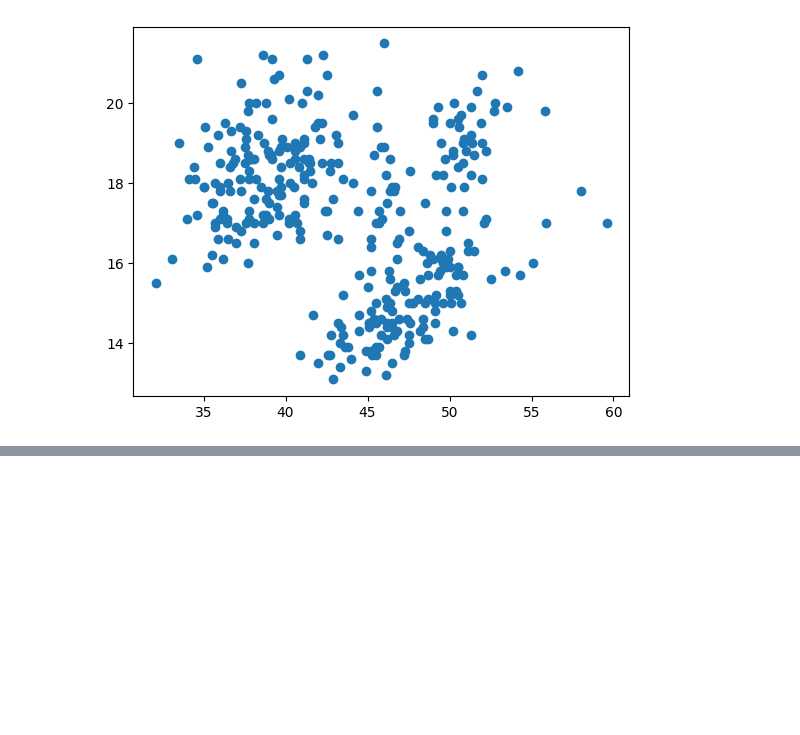
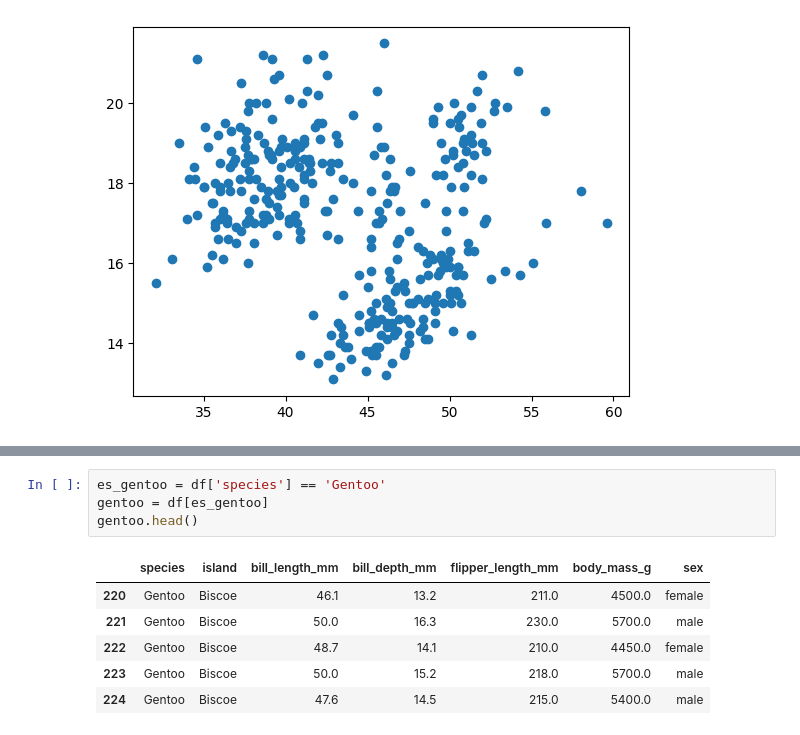
Before and after one commit to chrisdewa/curso_python, a Jupyter notebook: docs_raw/unidad-4/tema-17-visualizaciones.ipynb, the cells around one changed output, grey strips where cells are left out. Drawn from its saved outputs; the diff is of its cells as text; blank space fills up the shorter version.

```diff
--- a/docs_raw/unidad-4/tema-17-visualizaciones.ipynb
+++ b/docs_raw/unidad-4/tema-17-visualizaciones.ipynb
@@ -51,0 +66,11 @@ Podemos ver nuevamente los conglomerados, vamos a colorearlos, pero primero veam
+# %%
+es_gentoo = df['species'] == 'Gentoo'
+gentoo = df[es_gentoo]
+gentoo.head()
+# %% [output]
+|  | species | island | bill_length_mm | bill_depth_mm | flipper_length_mm | body_mass_g | sex |
+| 220 | Gentoo | Biscoe | 46.1 | 13.2 | 211.0 | 4500.0 | female |
+| 221 | Gentoo | Biscoe | 50.0 | 16.3 | 230.0 | 5700.0 | male |
+| 222 | Gentoo | Biscoe | 48.7 | 14.1 | 210.0 | 4450.0 | female |
+| 223 | Gentoo | Biscoe | 50.0 | 15.2 | 218.0 | 5700.0 | male |
+| 224 | Gentoo | Biscoe | 47.6 | 14.5 | 215.0 | 5400.0 | male |
```
Also changed, not shown: parts of 8 cells of this notebook.
